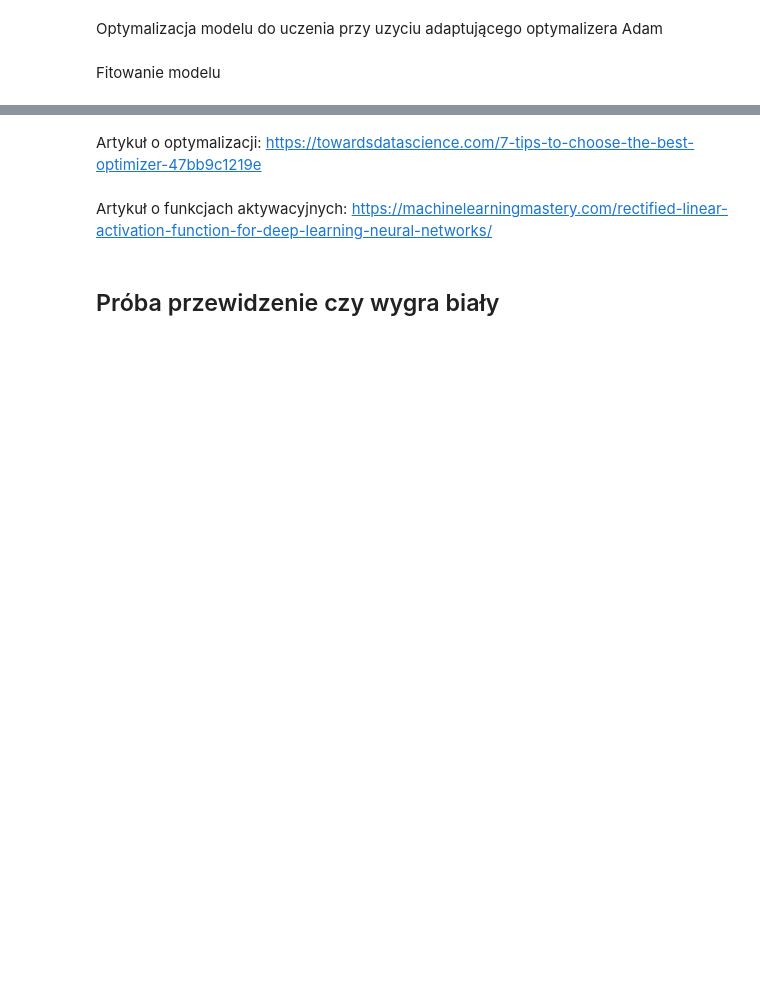
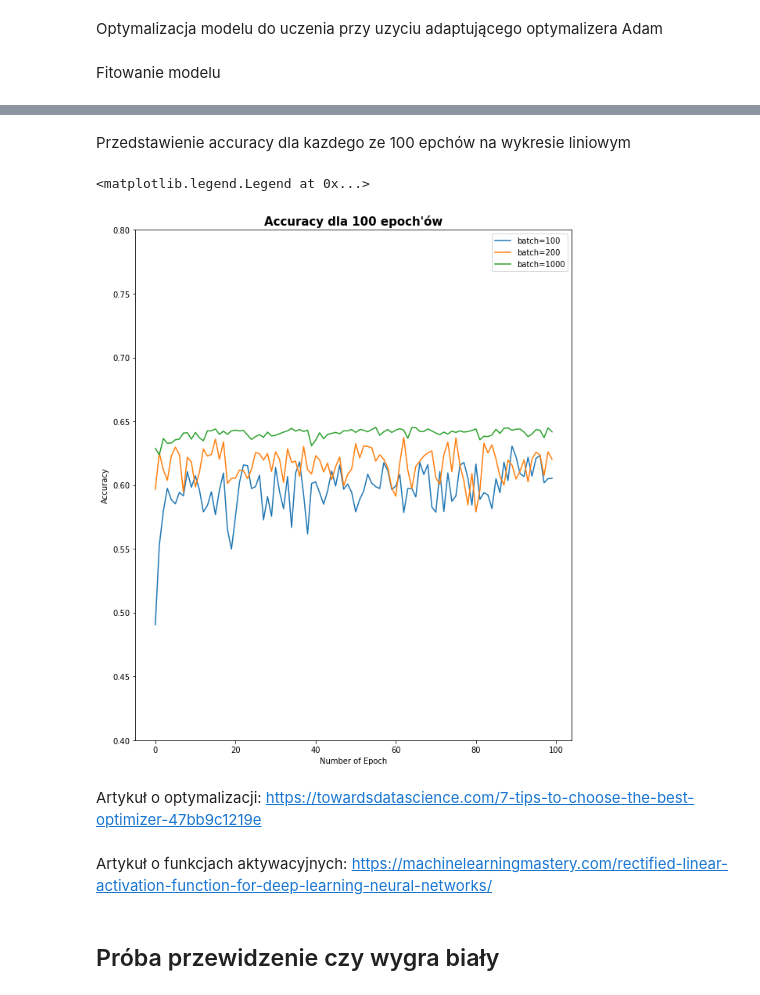
Before and after one commit to sebastiansukiennik01/NeuralNetworksProject, a Jupyter notebook: neuralNetworks.ipynb, the cells around one changed output, grey strips where cells are left out. Saved outputs shown, nothing was run; the diff lists cells and outputs as text; code cells hidden in the pictures; blank space fills up the shorter version.

Commit message:
First attempt on model build. Tested for differrent batch sizes.

```diff
--- a/neuralNetworks.ipynb
+++ b/neuralNetworks.ipynb
@@ -92,3 +89,6 @@ plt.show()
+# %%
+X = chess.drop(columns=['winner_black',	'winner_draw', 'winner_white'])
+y = chess.iloc[:, -3:]
 # %% [markdown]
 Podział na zbiór uczący i testowy w stosunku 80/20
 # %%
@@ -112,9 +108,9 @@ model.compile(loss='categorical_crossentropy', optimizer=opt, metrics=['accuracy
 # %% [markdown]
 Fitowanie modelu
 # %%
-y_train = y_train.values.reshape(-1)
+y_train = y_train.values
 X_train = X_train.values
-print(X_train)
-print(y_train)
-model.fit(X_train, y_train, epochs=20, batch_size=100)
+batch100 = model.fit(X_train, y_train, epochs=100, batch_size=100)
+batch200 = model.fit(X_train, y_train, epochs=100, batch_size=200)
+batch1000 = model.fit(X_train, y_train, epochs=100, batch_size=2000)
 # %% [output]
@@ -134,3 +134,18 @@ ValueError: in user code:
+# %% [markdown]
+Przedstawienie accuracy dla kazdego ze 100 epchów na wykresie liniowym
+# %%
+plt.figure(figsize=(10, 12))
+plt.title("Accuracy dla 100 epoch'ów", fontdict={"fontweight": "bold", "size": 15})
+plt.ylabel("Accuracy")
+plt.xlabel("Number of Epoch")
+plt.ylim(0.4, 0.8)
+plt.plot(batch100.history['accuracy'], label="batch=100")
+plt.plot(batch200.history['accuracy'], label="batch=200")
+plt.plot(batch1000.history['accuracy'], label="batch=1000")
+plt.legend()
+# %% [output]
+<matplotlib.legend.Legend at 0x...>
+[figure, added]
 # %% [markdown]
 Artykuł o optymalizacji: https://towardsdatascience.com/7-tips-to-choose-the-best-optimizer-47bb9c1219e
 # %% [markdown]
```
Also changed, not shown: parts of 9 cells of this notebook.
